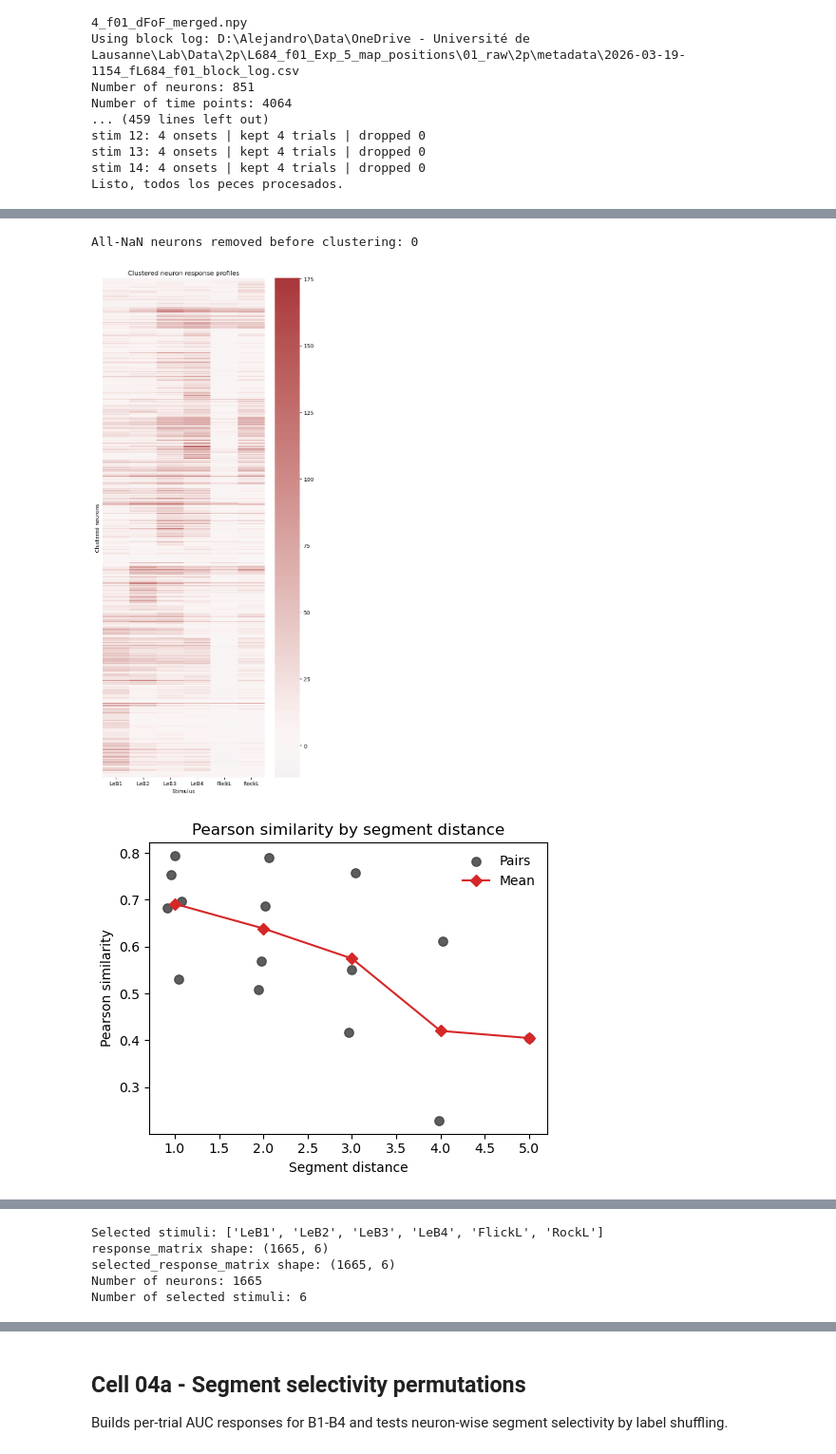
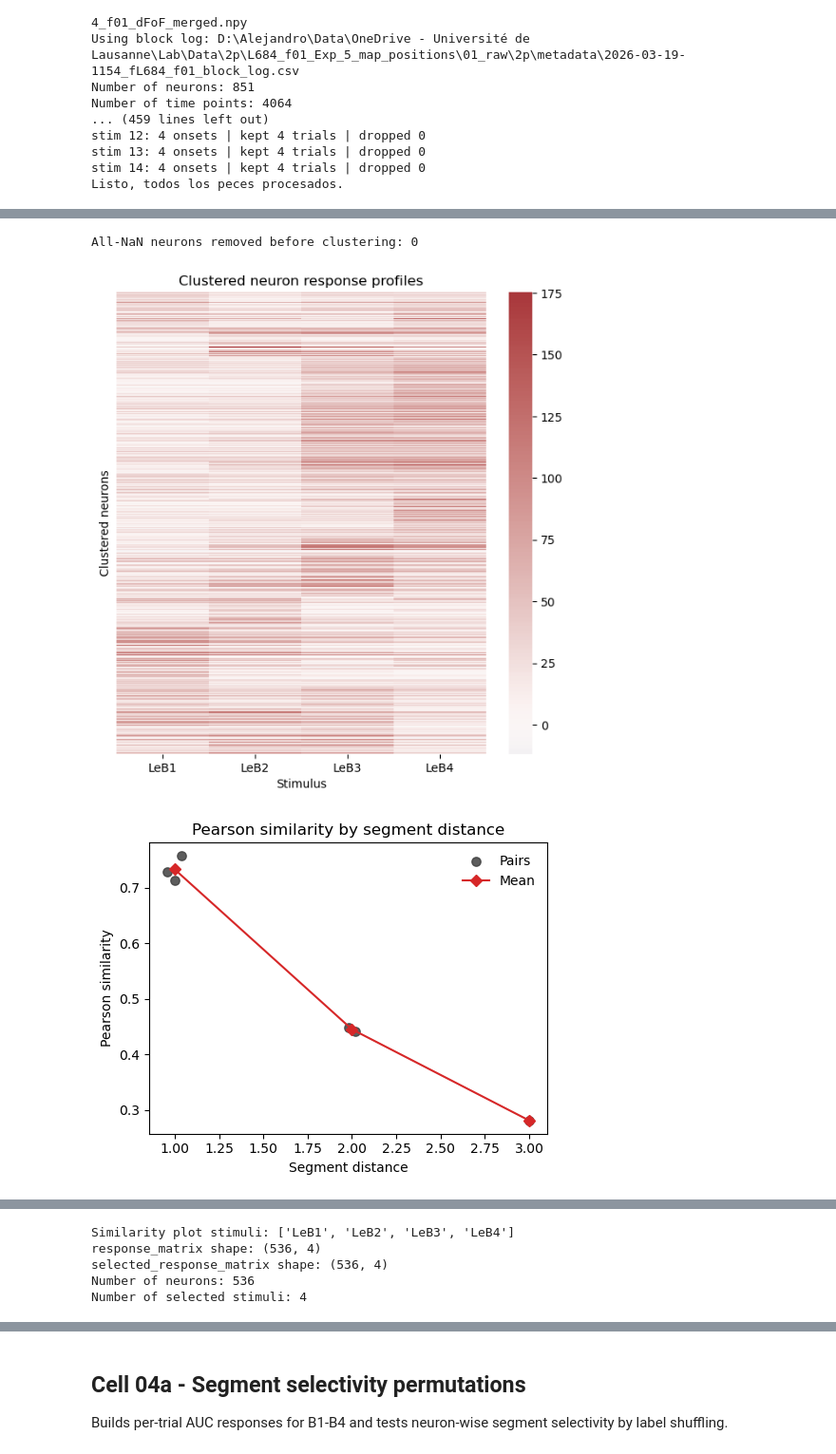
Before and after one commit to uribealej/social_filters, a Jupyter notebook: scripts/calcium_analysis/Exp5_map_positions_several.ipynb, the cells around one changed output, grey strips where cells are left out. Shown at 95% size. Saved outputs shown, nothing was run; the diff lists cells and outputs as text; code cells hidden in the pictures.

```diff
--- a/scripts/calcium_analysis/Exp5_map_positions_several.ipynb
+++ b/scripts/calcium_analysis/Exp5_map_positions_several.ipynb
@@ -315,11 +329,11 @@ Selected stimulus labels: ['LeB1', 'LeB2', 'LeB3', 'LeB4', 'FlickL', 'RockL']
 # %%
 # Cell 03c - Stimulus specificity slice 2 response matrices
-# Computes mean z-score AUC responses for the selected stimuli per fish and pooled across fish.
+# Computes mean z-score AUC responses for all response stimuli per fish and pooled across fish.
 
 stimulus_specificity_responses = build_zscore_response_matrices_all_fish(
     all_fish_data=all_fish_data,
     fish_ids=fish_ids,
-    selected_stimuli=selected_stimuli,
+    selected_stimuli=response_stimuli,
     fps_2p=fps_2p,
     t_pre_s=t_pre_s,
     motion_onset_s=motion_onset_s,
@@ -348,8 +362,8 @@ if not np.all(response_matrix_shape_summary["response_rows"] == response_matrix_
 if pooled_response_matrix.shape[0] != response_row_metadata.shape[0]:
     raise ValueError("Pooled response matrix rows do not match row metadata rows.")
 
-print("Selected stimulus IDs:", stimulus_specificity_responses["selected_stimulus_ids"])
-print("Selected stimulus labels:", stimulus_specificity_responses["selected_stimulus_labels"])
+print("Response stimulus IDs:", stimulus_specificity_responses["selected_stimulus_ids"])
+print("Response stimulus labels:", stimulus_specificity_responses["selected_stimulus_labels"])
 print("Pooled response matrix:", pooled_response_matrix.shape)
 display(response_matrix_shape_summary)
 display(pooled_response_matrix.head())
@@ -373,25 +544,36 @@ Pooled response matrix: (1665, 6)
 # %%
 # Cell 03c.1 - Stimulus vector similarity from z-score AUC responses
-# Reuses pooled_response_matrix from Cell 03c; AUC is not recomputed here.
+# Reuses selected_auc_response_matrix from Cell 03c.2; AUC is not recomputed here.
 
-response_matrix = pooled_response_matrix.copy()
+if "selected_auc_response_matrix" in globals():
+    response_matrix = selected_auc_response_matrix.copy()
+    similarity_plot_stimuli = list(plot_stimulus_labels)
+else:
+    response_matrix = pooled_response_matrix.copy()
+    similarity_plot_stimuli = list(response_matrix.columns)
 
-# Edit these ordered column indexes to choose the stimuli to compare.
-selected_stimulus_indices = [0, 1, 2, 3, 4, 5]  # example: all selected stimuli
-selected_stimuli = response_matrix.columns[selected_stimulus_indices].tolist()
-selected_response_matrix = response_matrix[selected_stimuli]
+missing_similarity_stimuli = [
+    stimulus for stimulus in similarity_plot_stimuli
+    if stimulus not in response_matrix.columns
+]
+if missing_similarity_stimuli:
+    raise ValueError(
+        "similarity_plot_stimuli contains stimulus labels missing from pooled_response_matrix: "
+        + ", ".join(missing_similarity_stimuli)
+    )
+selected_response_matrix = response_matrix[similarity_plot_stimuli]
 
 pearson_similarity_matrix = selected_response_matrix.corr(method="pearson")
 
 cosine_similarity_matrix = pd.DataFrame(
     np.nan,
-    index=selected_stimuli,
-    columns=selected_stimuli,
+    index=similarity_plot_stimuli,
+    columns=similarity_plot_stimuli,
     dtype=float,
 )
-for stimulus_a in selected_stimuli:
+for stimulus_a in similarity_plot_stimuli:
     vector_a = selected_response_matrix[stimulus_a].to_numpy(dtype=float)
-    for stimulus_b in selected_stimuli:
+    for stimulus_b in similarity_plot_stimuli:
         vector_b = selected_response_matrix[stimulus_b].to_numpy(dtype=float)
         finite_mask = np.isfinite(vector_a) & np.isfinite(vector_b)
         if not np.any(finite_mask):
@@ -470,9 +652,9 @@ plt.tight_layout()
 plt.show()
 
 segment_similarity_rows = []
-for index_a, stimulus_a in enumerate(selected_stimuli):
-    for index_b in range(index_a + 1, len(selected_stimuli)):
-        stimulus_b = selected_stimuli[index_b]
+for index_a, stimulus_a in enumerate(similarity_plot_stimuli):
+    for index_b in range(index_a + 1, len(similarity_plot_stimuli)):
+        stimulus_b = similarity_plot_stimuli[index_b]
         segment_similarity_rows.append(
             {
                 "stimulus_a": stimulus_a,
@@ -528,7 +710,7 @@ for similarity_column, ylabel, title in [
     plt.tight_layout()
     plt.show()
 
-print("Selected stimuli:", selected_stimuli)
+print("Similarity plot stimuli:", similarity_plot_stimuli)
 print("response_matrix shape:", response_matrix.shape)
 print("selected_response_matrix shape:", selected_response_matrix.shape)
 print("Number of neurons:", selected_response_matrix.shape[0])
@@ -544,3 +726,3 @@ display(segment_similarity_df)
 All-NaN neurons removed before clustering: 0
-[figure, old version]
+[figure, new version]
-[figure, old version]
+[figure, new version]
@@ -548,5 +730,5 @@ All-NaN neurons removed before clustering: 0
-Selected stimuli: ['LeB1', 'LeB2', 'LeB3', 'LeB4', 'FlickL', 'RockL']
-response_matrix shape: (1665, 6)
-selected_response_matrix shape: (1665, 6)
-Number of neurons: 1665
-Number of selected stimuli: 6
+Similarity plot stimuli: ['LeB1', 'LeB2', 'LeB3', 'LeB4']
+response_matrix shape: (536, 4)
+selected_response_matrix shape: (536, 4)
+Number of neurons: 536
+Number of selected stimuli: 4
```
Also changed, not shown: parts of 18 cells of this notebook.
